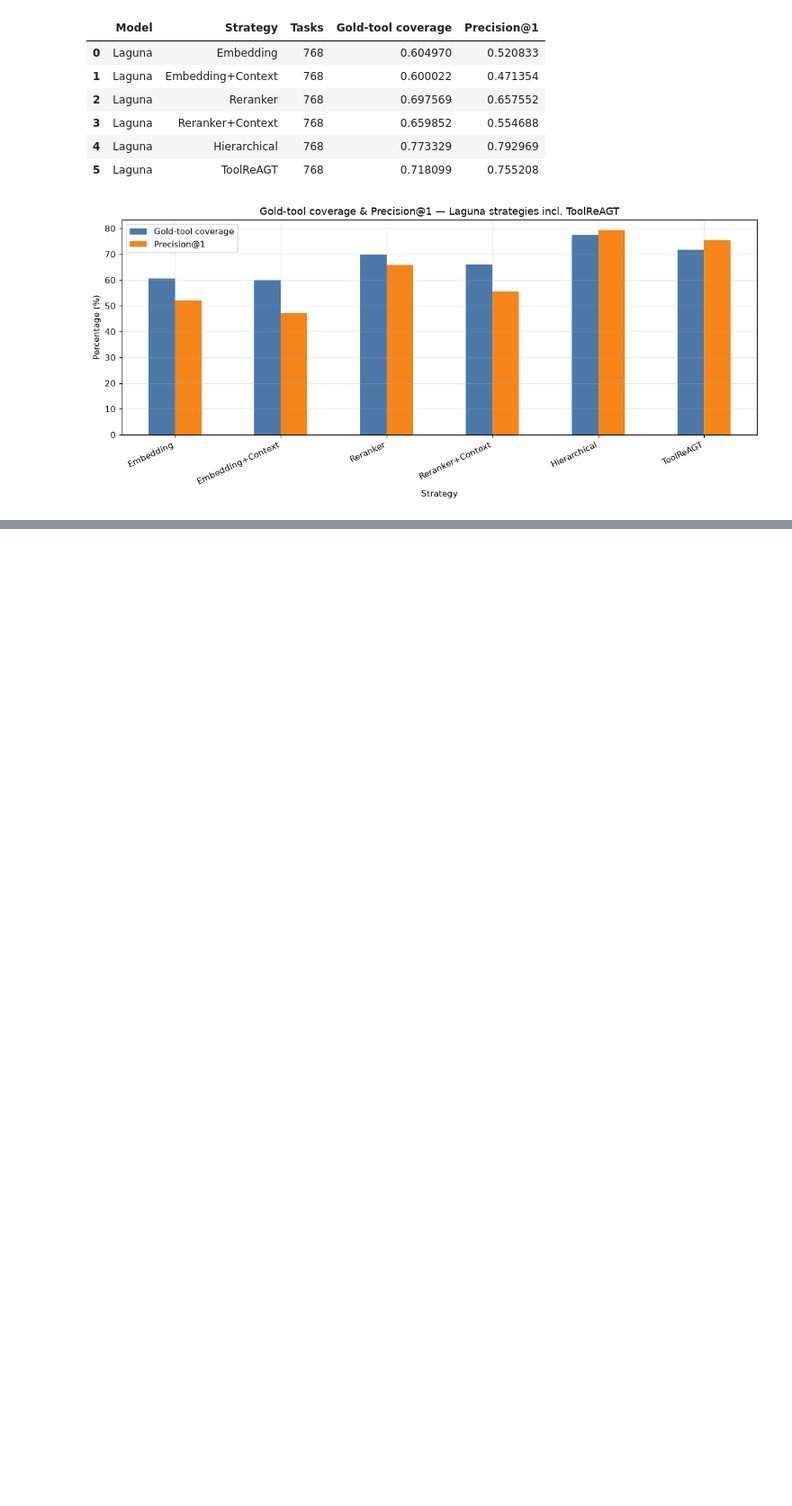
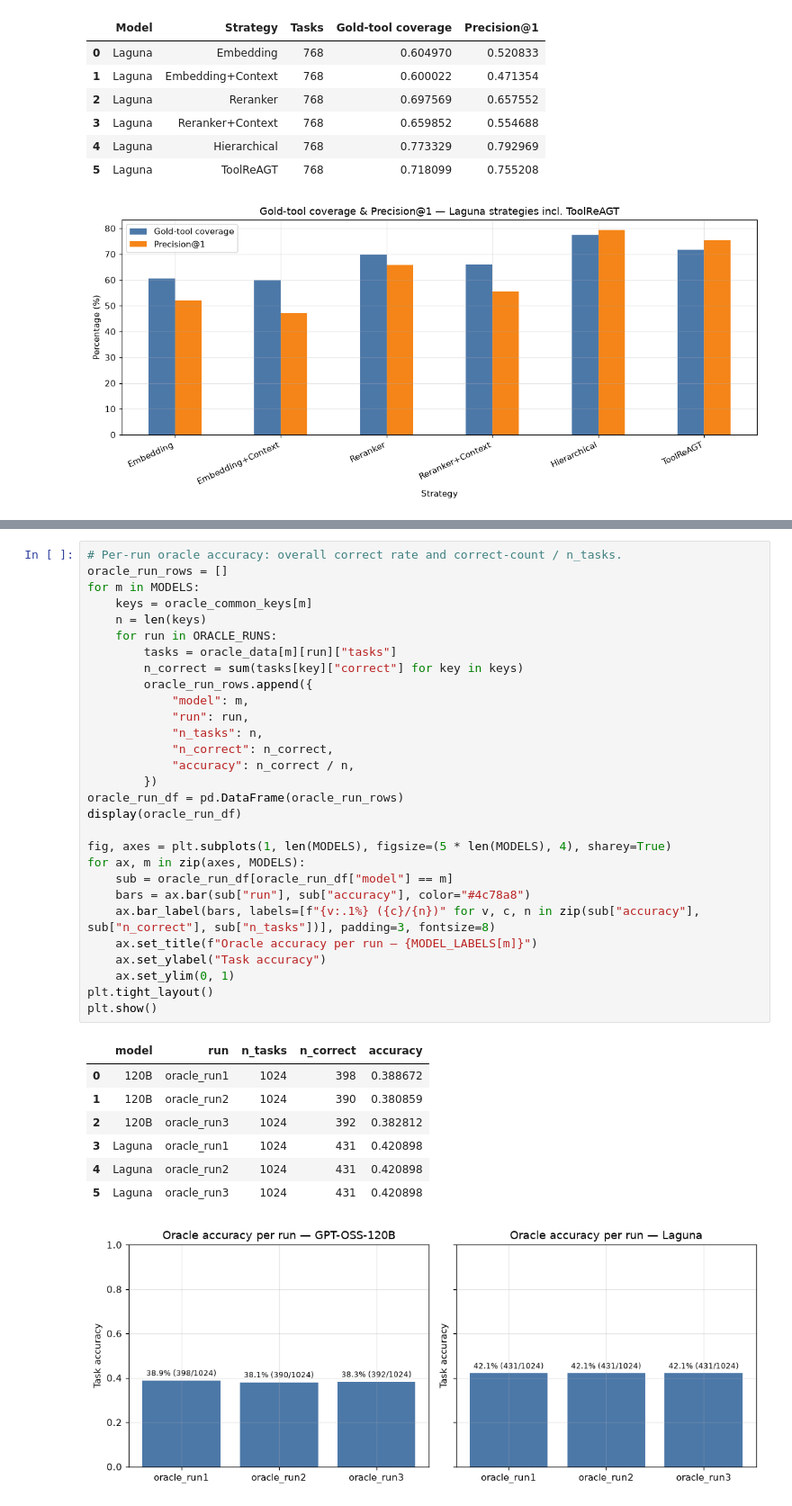
Before and after one commit to Anni0401/ToolSelectionBenchmark, a Jupyter notebook: wild-tool-bench/analyze_results.ipynb, the cells around one changed output, grey strips where cells are left out. Shown at 90% size. Drawn from its saved outputs; the diff is of its cells as text; blank space fills up the shorter version.

```diff
--- a/wild-tool-bench/analyze_results.ipynb
+++ b/wild-tool-bench/analyze_results.ipynb
@@ -2537,0 +2608,38 @@ plt.show()
+# %%
+# Per-run oracle accuracy: overall correct rate and correct-count / n_tasks.
+oracle_run_rows = []
+for m in MODELS:
+    keys = oracle_common_keys[m]
+    n = len(keys)
+    for run in ORACLE_RUNS:
+        tasks = oracle_data[m][run]["tasks"]
+        n_correct = sum(tasks[key]["correct"] for key in keys)
+        oracle_run_rows.append({
+            "model": m,
+            "run": run,
+            "n_tasks": n,
+            "n_correct": n_correct,
+            "accuracy": n_correct / n,
+        })
+oracle_run_df = pd.DataFrame(oracle_run_rows)
+display(oracle_run_df)
+
+fig, axes = plt.subplots(1, len(MODELS), figsize=(5 * len(MODELS), 4), sharey=True)
+for ax, m in zip(axes, MODELS):
+    sub = oracle_run_df[oracle_run_df["model"] == m]
+    bars = ax.bar(sub["run"], sub["accuracy"], color="#4c78a8")
+    ax.bar_label(bars, labels=[f"{v:.1%} ({c}/{n})" for v, c, n in zip(sub["accuracy"], sub["n_correct"], sub["n_tasks"])], padding=3, fontsize=8)
+    ax.set_title(f"Oracle accuracy per run — {MODEL_LABELS[m]}")
+    ax.set_ylabel("Task accuracy")
+    ax.set_ylim(0, 1)
+plt.tight_layout()
+plt.show()
+# %% [output]
+|  | model | run | n_tasks | n_correct | accuracy |
+| 0 | 120B | oracle_run1 | 1024 | 398 | 0.388672 |
+| 1 | 120B | oracle_run2 | 1024 | 390 | 0.380859 |
+| 2 | 120B | oracle_run3 | 1024 | 392 | 0.382812 |
+| 3 | Laguna | oracle_run1 | 1024 | 431 | 0.420898 |
+| 4 | Laguna | oracle_run2 | 1024 | 431 | 0.420898 |
+| 5 | Laguna | oracle_run3 | 1024 | 431 | 0.420898 |
+[figure, added]
```
Also changed, not shown: parts of 6 cells of this notebook, 23 other files.
